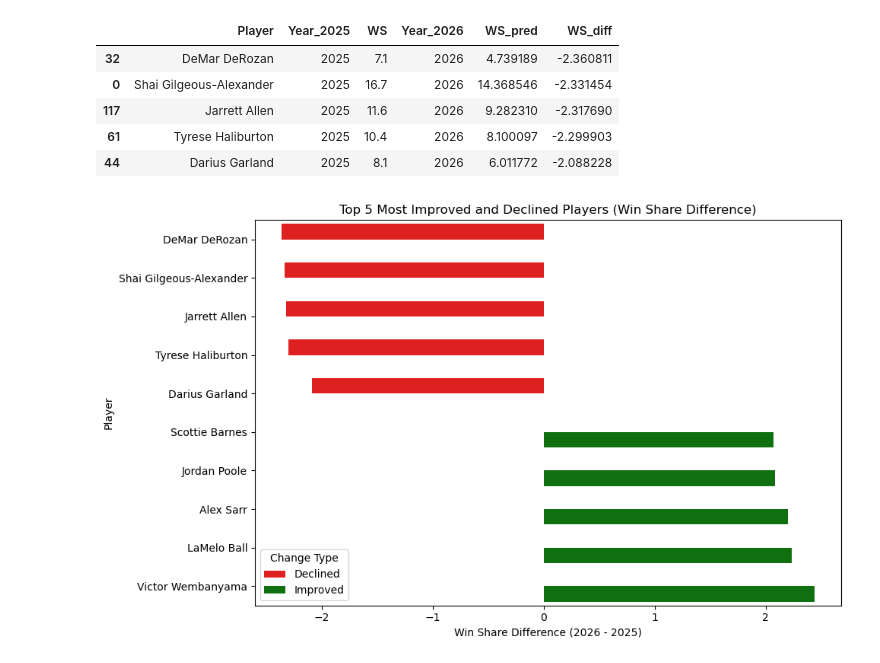
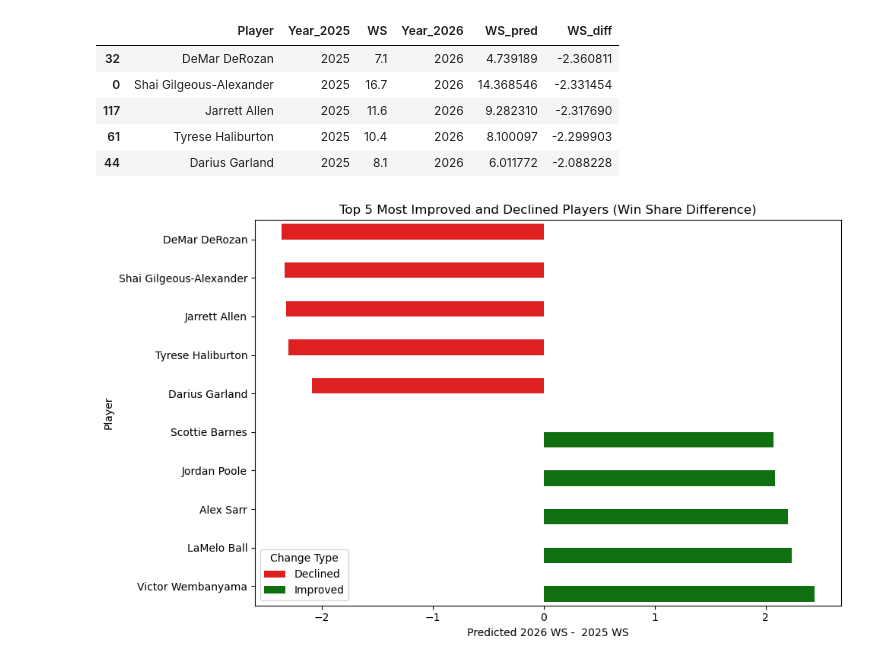
Before and after one commit to oduku1/Omar_Dukureh_Capstone_Final, a Jupyter notebook: notebooks/4_final_modeling.ipynb, the cells around one changed output. Saved outputs shown, nothing was run; the diff lists cells and outputs as text; code cells hidden in the pictures.

```diff
--- a/notebooks/4_final_modeling.ipynb
+++ b/notebooks/4_final_modeling.ipynb
@@ -149,18 +149,18 @@ WS_plot = WS_plot.sort_values("WS_diff", ascending=True)
 # %%
 plt.figure(figsize=(10, 6))
 sns.barplot(
     x="WS_diff",
     y="Player",
     hue="Change",
     data=WS_plot,
     palette={"Improved": "green", "Declined": "red"}
 )
 
 plt.title("Top 5 Most Improved and Declined Players (Win Share Difference)")
-plt.xlabel("Win Share Difference (2026 - 2025)")
+plt.xlabel("Predicted 2026 WS -  2025 WS")
 plt.ylabel("Player")
 plt.legend(title="Change Type")
 plt.tight_layout()
 plt.show()
 # %% [output]
-[figure, old version]
+[figure, new version]
```
